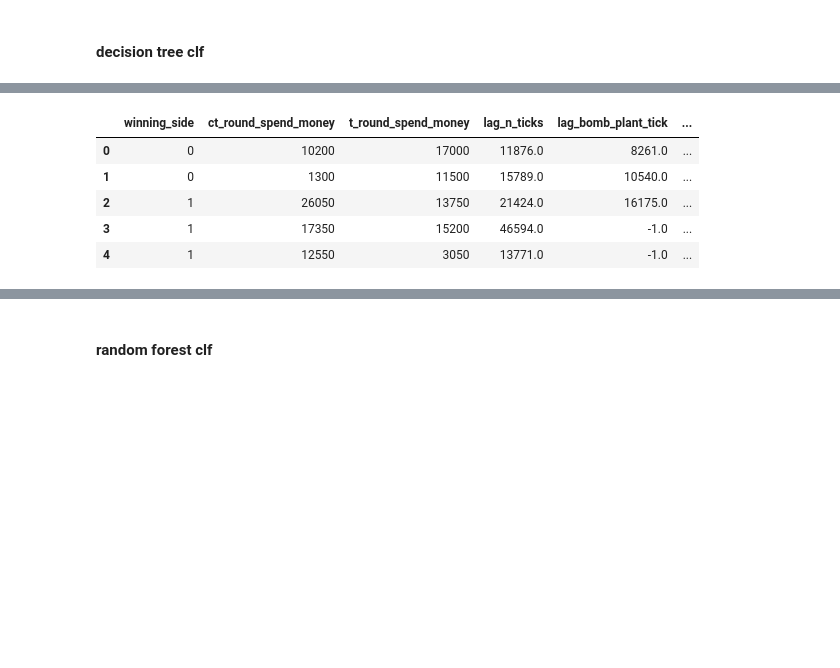
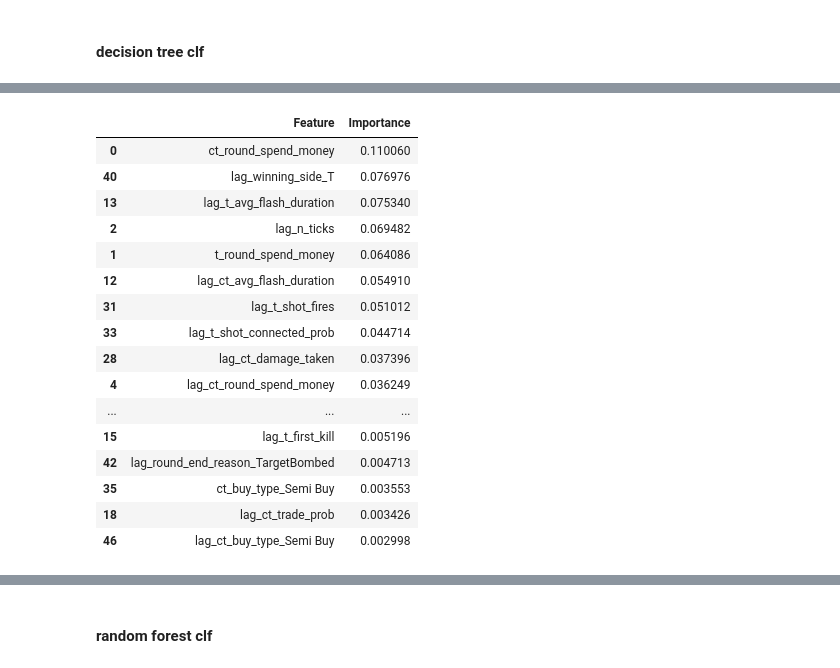
Before and after one commit to khemingkapat/csgo_model, a Jupyter notebook: main.ipynb, the cells around one changed output, grey strips where cells are left out. Cells and saved outputs as stored; diff of their text form; code cells hidden in the pictures; blank space fills up the shorter version.

```diff
--- a/main.ipynb
+++ b/main.ipynb
@@ -73,2 +74,11 @@ idx_g_df["grenade_side"] = idx_g_df.thrower_side
 
 idx_wf_df = weapon_fires_df.set_index(["match_id","round_num"])
+# %%
+all_idx_df = [idx_pf_df, idx_f_df, idx_sm_df, idx_d_df, idx_k_df, idx_fr_df, idx_g_df, idx_wf_df]
+
+for idx in idx_r_df.index:
+    first_tick = idx_r_df.loc[idx,"start_tick"]
+    for df in all_idx_df:
+        tick_cols = [col for col in df.columns if "tick" in col]
+        if tick_cols and idx in df.index:
+            df.loc[idx,tick_cols] = df.loc[idx,tick_cols]-first_tick
@@ -940,0 +1012,8 @@ lag_t_buy_type 4
+# %%
+for col in model_df.columns:
+    if model_df[col].nunique()<20:
+        plt.xticks(rotation=45, ha='right')
+        sns.countplot(x=col,data=model_df,hue="winning_side",palette="Set3")
+    else:
+        sns.scatterplot(data=model_df,x=col,y="winning_side")
+    plt.show()
@@ -941,54 +1100,11 @@ lag_t_buy_type 4
 # %% [markdown]
 #### decision tree clf
 # %%
-from sklearn.model_selection import train_test_split
 from sklearn.tree import DecisionTreeClassifier
 from sklearn.metrics import confusion_matrix, classification_report,accuracy_score
 
-# Use the lag_r_df that was created earlier
-target_df = lag_df
-target_df_reset = target_df.reset_index()
-
-# Filter to keep only the columns we need
-features_to_keep = [col for col in target_df_reset.columns
-                    if col not in ["match_id", "round_num", "round_end_reason"] and
-                   not (col.endswith("_kills") or col.endswith("_deaths"))]
-
-# Create the model DataFrame
-model_df = target_df_reset[features_to_keep]
-# # Convert winning_side to binary (1 for CT win, 0 otherwise)
-win = "CT"
-model_df["winning_side"] = (model_df["winning_side"] == win).astype(int)
-
-
-cat_cols = model_df.select_dtypes(include=["object","category"]).columns
-
-# Print to check what we found
-# print(f"Categorical columns identified: {cat_cols}")
-
-model_df = pd.get_dummies(model_df, columns=cat_cols, drop_first=True)
-# corr = model_df.corr()[["winning_side"]]
-# corr = corr[(abs(corr.winning_side) > 0.2) & (abs(corr.winning_side) < 0.8)]
-# corr.sort_values("winning_side",ascending=False,inplace=True)
-# display(corr)
-display(model_df.head(5))
-
-# # B. Select features (X) and target variable (y)
-features = [col for col in model_df.columns if col != 'winning_side']
-X = model_df[features]
-y = model_df['winning_side']
-
-
-# # Print info about the data
-print(f"Shape of feature matrix: {X.shape}")
-print(f"Number of features: {len(features)}")
-print(f"Number of lag features: {sum(1 for col in features if col.startswith('lag_'))}")
-
-# # 2. Split data into training and testing sets
-X_train, X_test, y_train, y_test = train_test_split(X, y, test_size=0.2, random_state=42)
-
 # # 3. Create and train the Decision Tree model
-model = DecisionTreeClassifier(random_state=42,min_samples_leaf=3,min_samples_split=10)
+model = DecisionTreeClassifier(random_state=42,criterion="gini")
 model.fit(X_train, y_train)
 
 # # When evaluating the model performance:
@@ -1033,6 +1165,17 @@ print(f"Ratio of Lag to Non-Lag Importance: {total_lag_importance/total_non_lag_
-|  | winning_side | ct_round_spend_money | t_round_spend_money | lag_n_ticks | lag_bomb_plant_tick | ... |
-| 0 | 0 | 10200 | 17000 | 11876.0 | 8261.0 | ... |
-| 1 | 0 | 1300 | 11500 | 15789.0 | 10540.0 | ... |
-| 2 | 1 | 26050 | 13750 | 21424.0 | 16175.0 | ... |
-| 3 | 1 | 17350 | 15200 | 46594.0 | -1.0 | ... |
-| 4 | 1 | 12550 | 3050 | 13771.0 | -1.0 | ... |
+|  | Feature | Importance |
+| 0 | ct_round_spend_money | 0.110060 |
+| 40 | lag_winning_side_T | 0.076976 |
+| 13 | lag_t_avg_flash_duration | 0.075340 |
+| 2 | lag_n_ticks | 0.069482 |
+| 1 | t_round_spend_money | 0.064086 |
+| 12 | lag_ct_avg_flash_duration | 0.054910 |
+| 31 | lag_t_shot_fires | 0.051012 |
+| 33 | lag_t_shot_connected_prob | 0.044714 |
+| 28 | lag_ct_damage_taken | 0.037396 |
+| 4 | lag_ct_round_spend_money | 0.036249 |
+| ... | ... | ... |
+| 15 | lag_t_first_kill | 0.005196 |
+| 42 | lag_round_end_reason_TargetBombed | 0.004713 |
+| 35 | ct_buy_type_Semi Buy | 0.003553 |
+| 18 | lag_ct_trade_prob | 0.003426 |
+| 46 | lag_ct_buy_type_Semi Buy | 0.002998 |
```
Also changed, not shown: parts of 22 cells of this notebook.
